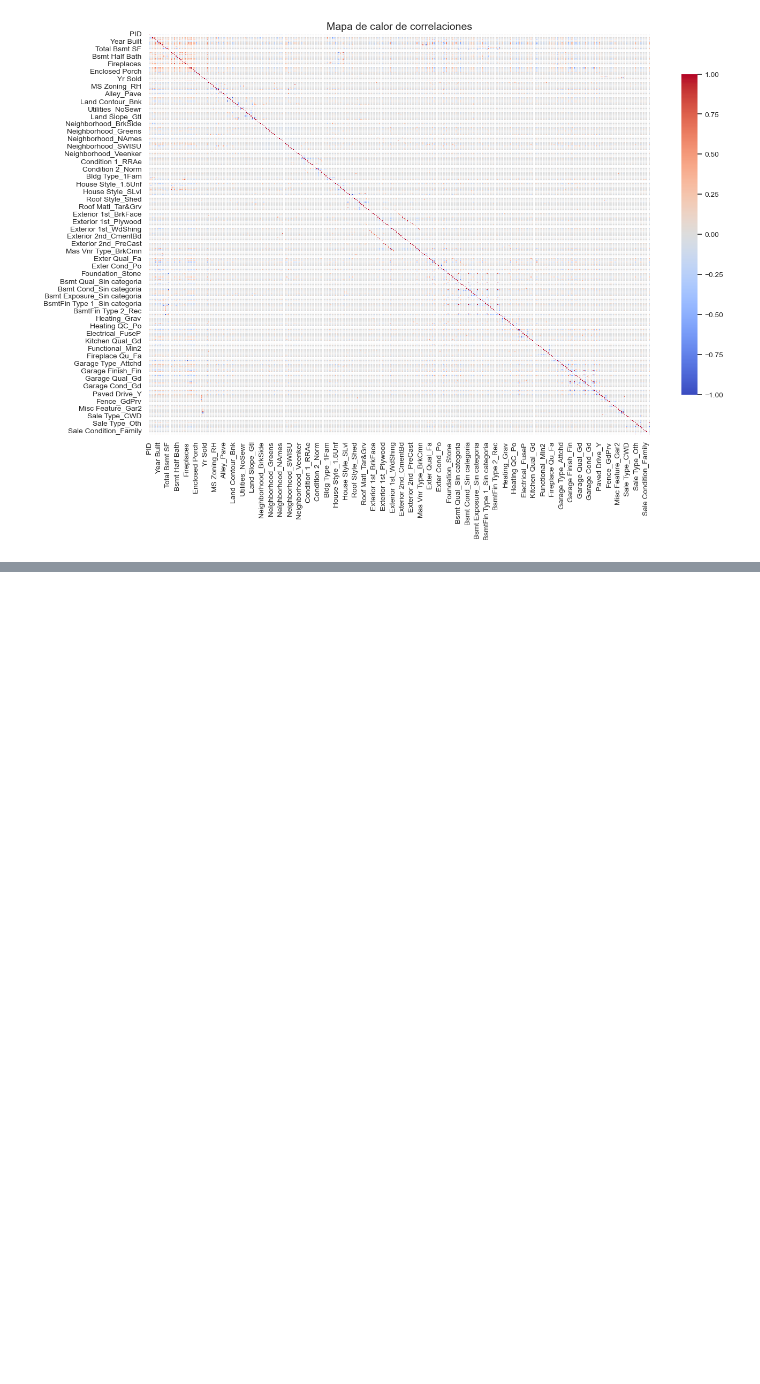
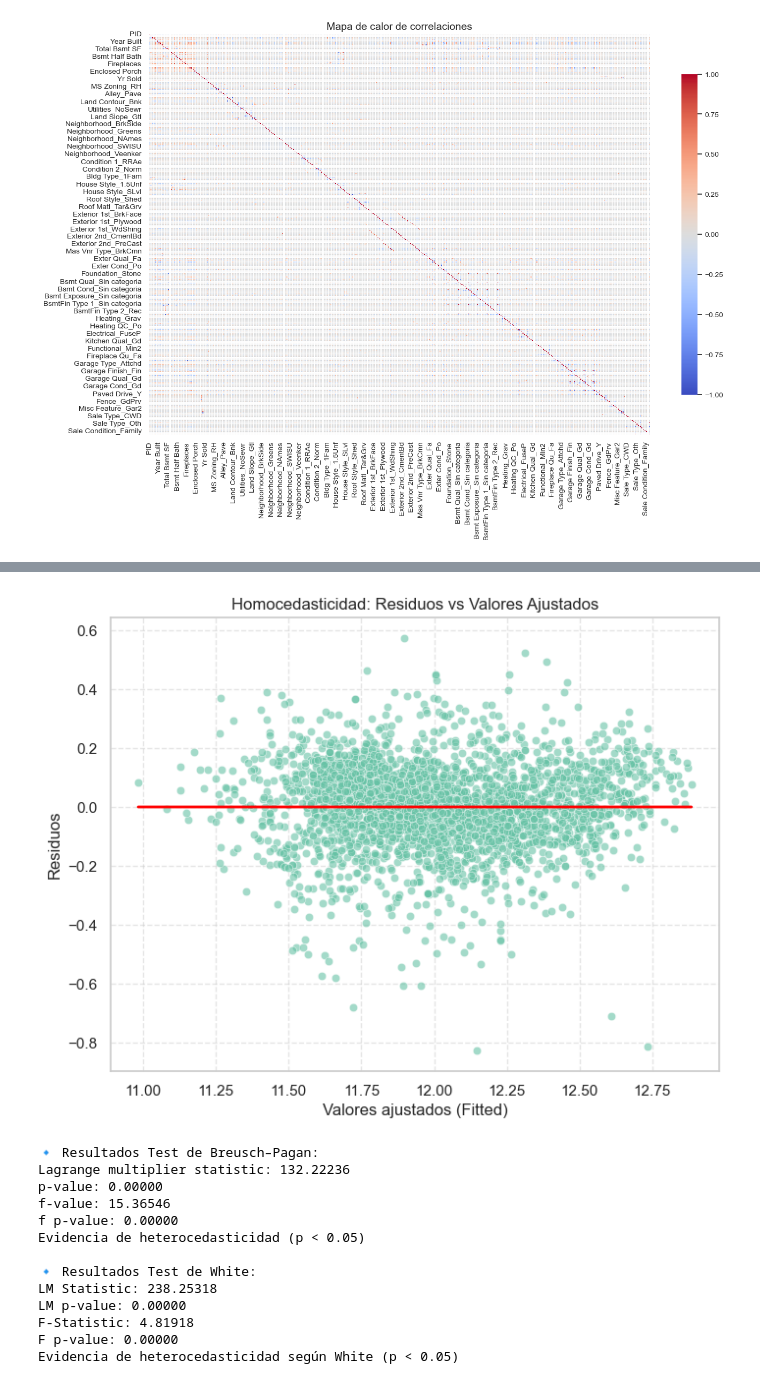
Before and after one commit to Fabian-11037/ames-housing-project, a Jupyter notebook: Notebooks/ames-housing-project.ipynb, the cells around one changed output, grey strips where cells are left out. Saved outputs shown, nothing was run; the diff lists cells and outputs as text; code cells hidden in the pictures; blank space fills up the shorter version.

```diff
--- a/Notebooks/ames-housing-project.ipynb
+++ b/Notebooks/ames-housing-project.ipynb
@@ -355,0 +882,58 @@ ValueError: Could not interpret value `OverallQual` for `x`. An entry with this
+# %%
+# =============================
+# 4. Visualización: Residuos vs Valores ajustados
+# =============================
+plt.figure(figsize=(8,6))
+sns.scatterplot(x=fitted_vals, y=residuals, alpha=0.6)
+sns.lineplot(x=fitted_vals, y=[0]*len(fitted_vals), color='red', lw=2)
+plt.title('Homocedasticidad: Residuos vs Valores Ajustados')
+plt.xlabel('Valores ajustados (Fitted)')
+plt.ylabel('Residuos')
+plt.grid(True, linestyle='--', alpha=0.5)
+plt.show()
+
+# =============================
+# 5. Test de Breusch–Pagan
+# =============================
+bp_test = het_breuschpagan(residuals, X_1)
+
+bp_labels = ['Lagrange multiplier statistic', 'p-value',
+             'f-value', 'f p-value']
+print("\n🔹 Resultados Test de Breusch–Pagan:")
+for name, val in zip(bp_labels, bp_test):
+    print(f"{name}: {val:.5f}")
+
+if bp_test[1] < 0.05:
+    print("Evidencia de heterocedasticidad (p < 0.05)")
+else:
+    print("No se detecta heterocedasticidad significativa")
+
+# =============================
+# 6. Test de White
+# =============================
+white_test = het_white(residuals, X_1)
+
+white_labels = ['LM Statistic', 'LM p-value', 'F-Statistic', 'F p-value']
+print("\n🔹 Resultados Test de White:")
+for name, val in zip(white_labels, white_test):
+    print(f"{name}: {val:.5f}")
+
+if white_test[1] < 0.05:
+    print("Evidencia de heterocedasticidad según White (p < 0.05)")
+else:
+    print("No se detecta heterocedasticidad según White")
+# %% [output]
+[figure, added]
+🔹 Resultados Test de Breusch–Pagan:
+Lagrange multiplier statistic: 132.22236
+p-value: 0.00000
+f-value: 15.36546
+f p-value: 0.00000
+Evidencia de heterocedasticidad (p < 0.05)
+
+🔹 Resultados Test de White:
+LM Statistic: 238.25318
+LM p-value: 0.00000
+F-Statistic: 4.81918
+F p-value: 0.00000
+Evidencia de heterocedasticidad según White (p < 0.05)
```
Also changed, not shown: parts of 108 cells of this notebook, 1 other file.
